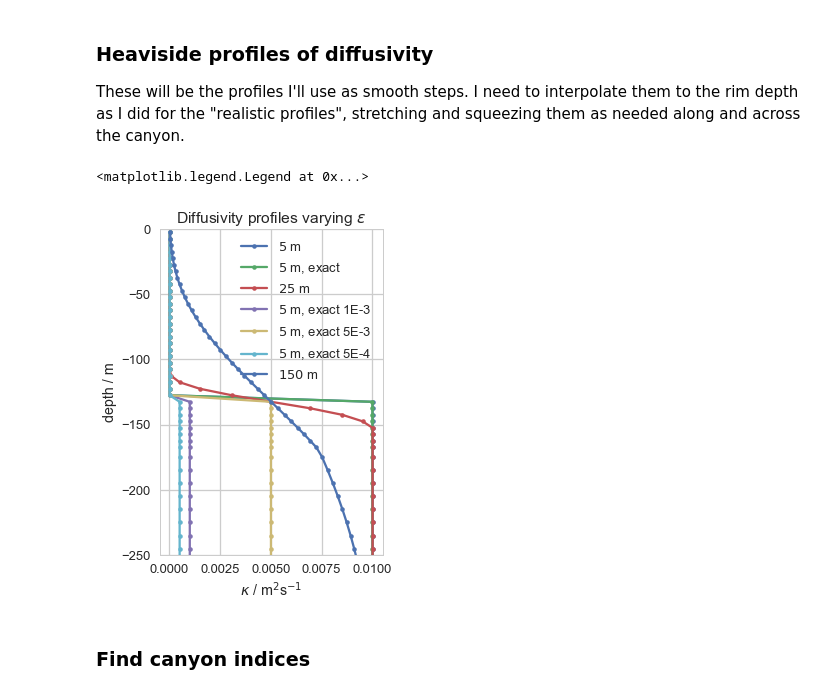
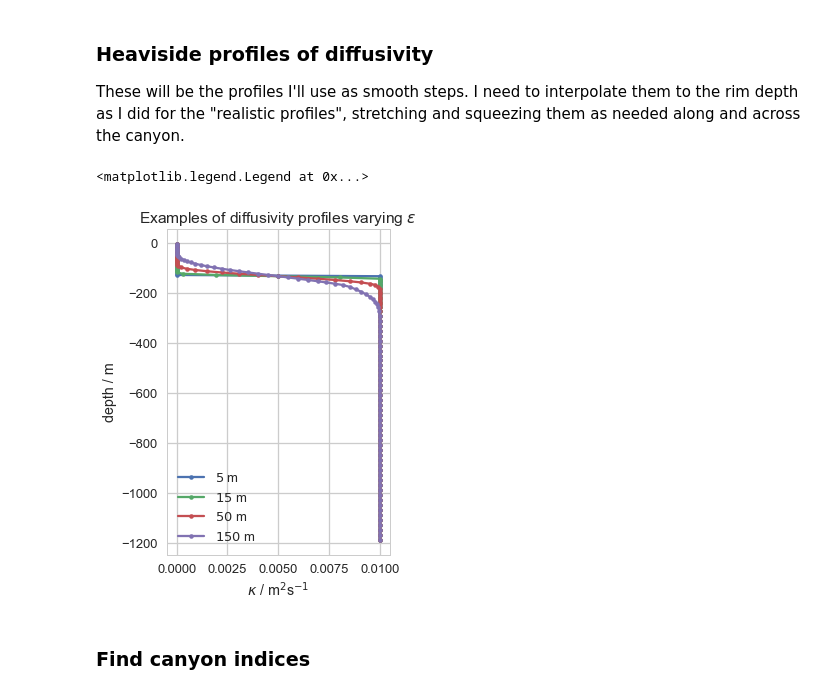
Before and after one commit to UBC-MOAD/buildcanyon, a Jupyter notebook: Stratification/GenerateDiffKrFile_smoothStep.ipynb, the cells around one changed output. Drawn from its saved outputs; the diff is of its cells as text; code cells hidden in the pictures.

```diff
--- a/Stratification/GenerateDiffKrFile_smoothStep.ipynb
+++ b/Stratification/GenerateDiffKrFile_smoothStep.ipynb
@@ -208,39 +215,20 @@ L = 1200            # total depth (m)
 
 # Diffusivity
 kappa_bg = 1E-5              # background diffusivity
-kappa_can = 1E-2
-kappa_exact_step = (1E-2)-(1E-5)# canyon diffusivity
-kappa_exact_1E3 = (1E-3)-(1E-5)# canyon diffusivity
-kappa_exact_5E3 = (5E-3)-(1E-5)# canyon diffusivity
-kappa_exact_8E3 = (8E-3)-(1E-5)# canyon diffusivity
-kappa_exact_1p2E2 = (1.2E-2)-(1E-5)# canyon diffusivity
-kappa_exact_2p5E3 = (2.5E-3)-(1E-5)# canyon diffusivity
-kappa_exact_5E4 = (5E-4)-(1E-5)# canyon diffusivity
+kappa_can = 1E-2-(1E-5)
 # %%
-# Make profiles using different smoothing length scale epsilon.
+# Examples of profiles using different smoothing length scale epsilon.
 # Min epsilon I can use is 5 m = dz but that just looks like a step
 
 e5 = 1 # 5m/dz
-kappa_e5 = smoothHS(nz, 26, e5, dz, kappa_bg, kappa_can)
+kappa_e5 = smoothHS(nz, 26, e5, dz, kappa_bg, kappa_can, RC)
 # index 26 corresponds to the rim at station DnS, but the rim location changes from place to place in the canyon
 
-e10 = 2 # 10m/dz
-kappa_e10 = smoothHS(nz, 26, e10, dz, kappa_bg, kappa_can)
-
 e15 = 3 # 15m/dz
-kappa_e15 = smoothHS(nz, 26, e15, dz, kappa_bg, kappa_can)
-
-e25 = 5 # 25m/dz
-kappa_e25 = smoothHS(nz, 26, e25, dz, kappa_bg, kappa_can)
+kappa_e15 = smoothHS(nz, 26, e15, dz, kappa_bg, kappa_can, RC)
 
 e50 = 10 # 50m/dz
-kappa_e50 = smoothHS(nz, 26, e50, dz, kappa_bg, kappa_can)
-
-e75 = 15 # 75m/dz
-kappa_e75 = smoothHS(nz, 26, e75, dz, kappa_bg, kappa_can)
+kappa_e50 = smoothHS(nz, 26, e50, dz, kappa_bg, kappa_can, RC)
 
 e100 = 20 # 100m/dz
-kappa_e100 = smoothHS(nz, 26, e100, dz, kappa_bg, kappa_can)
-
-e150 = 30 # 200m/dz
-kappa_e150 = smoothHS(nz, 26, e150, dz, kappa_bg, kappa_can)
+kappa_e100 = smoothHS(nz, 26, e100, dz, kappa_bg, kappa_can, RC)
@@ -263,27 +235,24 @@ kappa_e05exact5E4 = smoothHS(nz, 26, e5, dz, kappa_bg, kappa_exact_5E4)
 # %%
 # Plot kv profiles
 sns.set_context('talk')
 sns.set_style('whitegrid')
 fig, ax = plt.subplots(1, 1, figsize=(4,6))
 
 ax.plot(kappa_e5,RC,'.-', label = '$5$ m')
-ax.plot(kappa_e5exact,RC,'.-', label = '$5$ m, exact')
-ax.plot(kappa_e25,RC,'.-', label = '$25$ m')
-ax.plot(kappa_e5exact1E3,RC,'.-', label = '$5$ m, exact 1E-3')
-ax.plot(kappa_e5exact5E3,RC,'.-', label = '$5$ m, exact 5E-3')
-ax.plot(kappa_e05exact5E4,RC,'.-', label = '$5$ m, exact 5E-4')
-ax.plot(kappa_e150,RC,'.-', label = '$150$ m')
+ax.plot(kappa_e15,RC,'.-', label = '$15$ m')
+ax.plot(kappa_e50,RC,'.-', label = '$50$ m')
+ax.plot(kappa_e100,RC,'.-', label = '$150$ m')
 
 
 ax.set_xlabel('$\kappa$ / m$^2$s$^{-1}$')
 ax.set_ylabel('depth / m')
-ax.set_title('Diffusivity profiles varying $\epsilon$')
+ax.set_title('Examples of diffusivity profiles varying $\epsilon$')
 
-ax.set_ylim(-250,0)
+#ax.set_ylim(-250,0)
 ax.legend(loc=0)
 # %% [output]
 <matplotlib.legend.Legend at 0x...>
-[figure, old version]
+[figure, new version]
 # %% [markdown]
 ### Find canyon indices
 # %%
```
Also changed, not shown: parts of 35 cells of this notebook, 1 other file.
